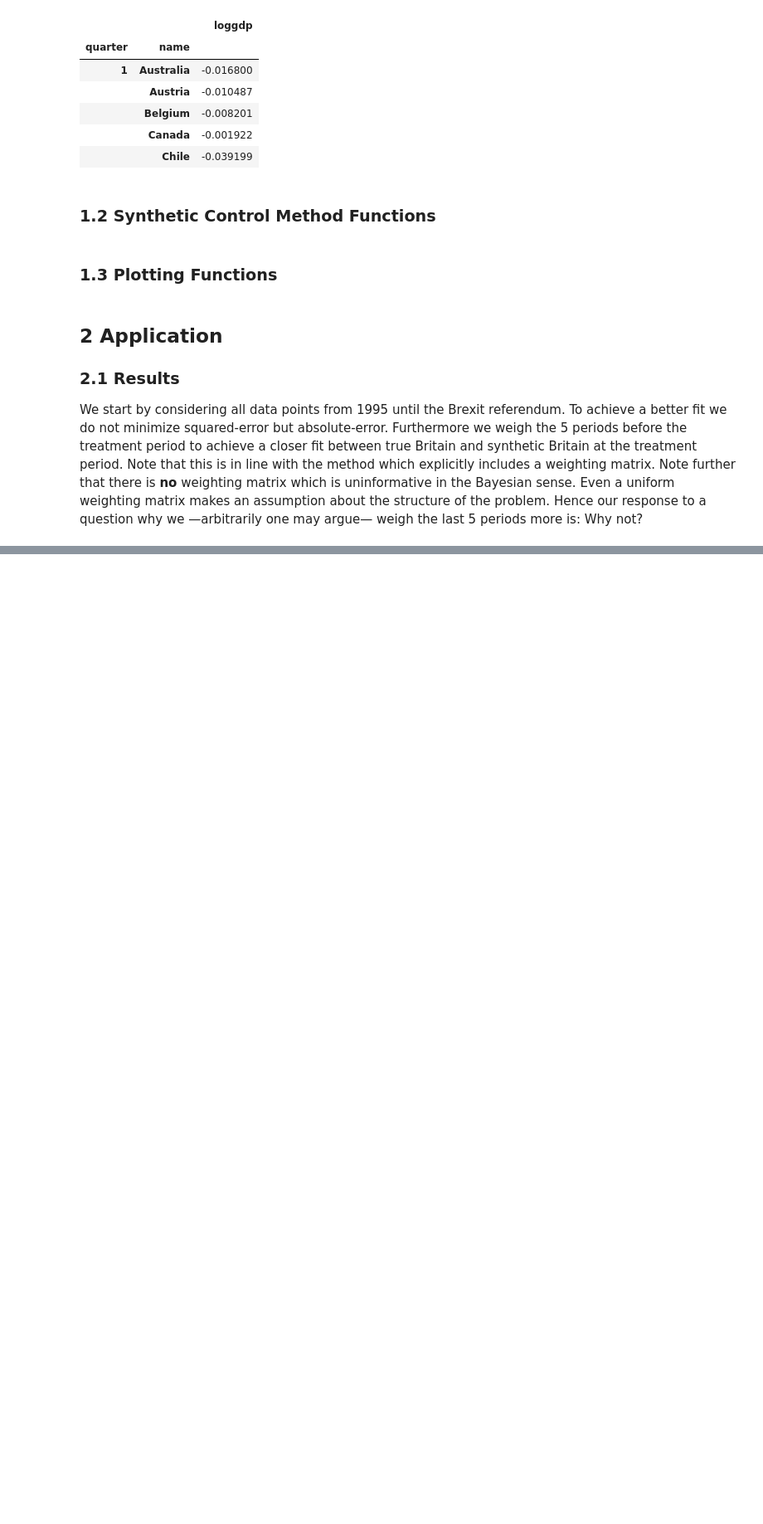
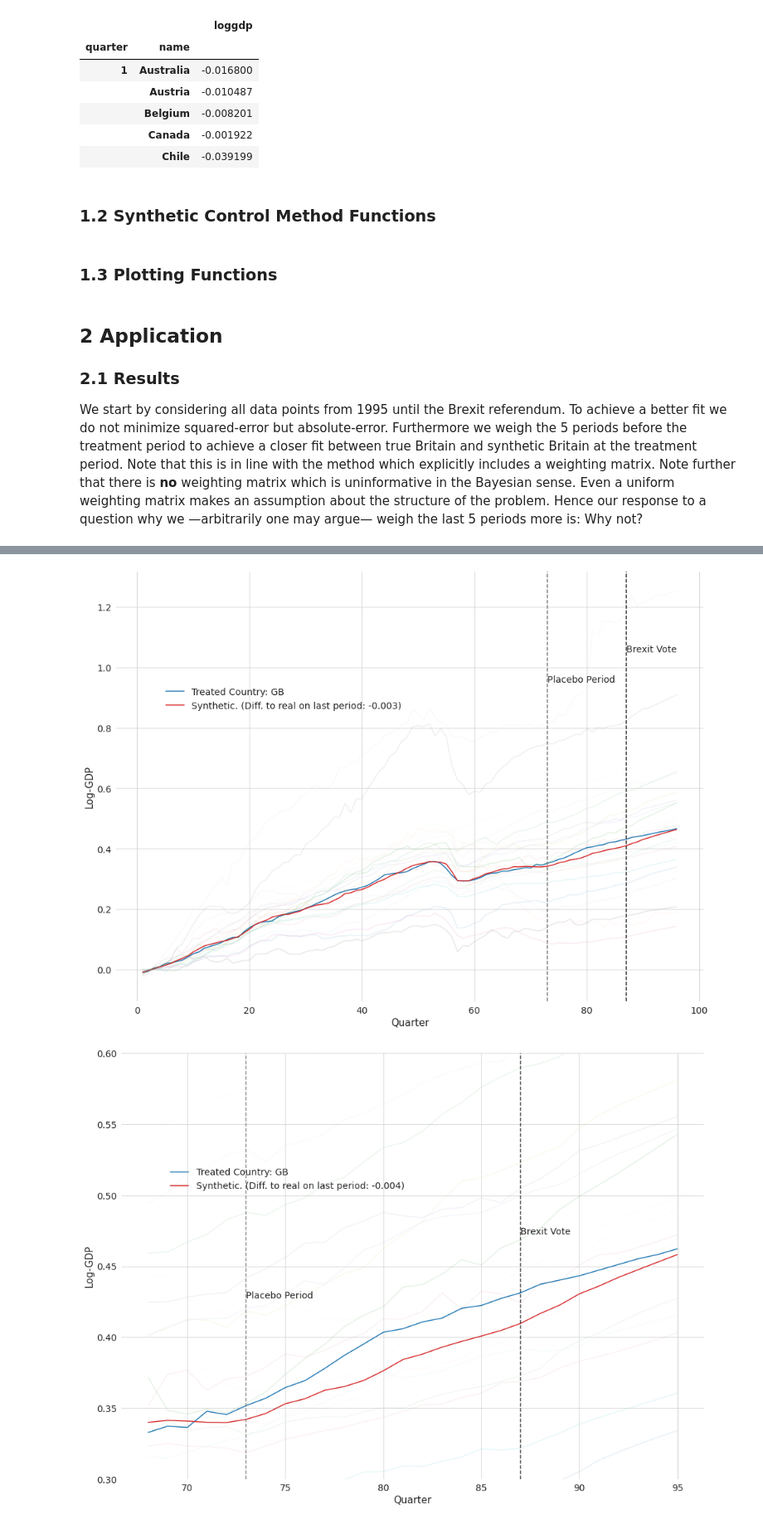
Before and after one commit to timmens/macro_problems, a Jupyter notebook: assignment1.ipynb, the cells around one changed output, grey strips where cells are left out. Shown at 83% size. Drawn from its saved outputs; the diff is of its cells as text; code cells hidden in the pictures; blank space fills up the shorter version.

```diff
--- a/assignment1.ipynb
+++ b/assignment1.ipynb
@@ -324,0 +425,15 @@ plot_results(df, result, 87, periods=range(80, 97), ylim=(0.3, 0.6))
+# %%
+placebo_period = 73
+
+placebo_weights = np.ones(placebo_period - 1)
+placebo_weights[-5 : placebo_period - 1] = 10
+# %%
+result = synthetic_control(
+    df, placebo_period, loss_type="squared_error", weights=placebo_weights
+)
+# %%
+plot_results(df, result, placebo_period)
+plot_results(df, result, placebo_period, periods=range(68, MAX_PERIODS), ylim=(0.3, 0.6))
+# %% [output]
+[figure, added]
+[figure, added]
```
Also changed, not shown: parts of 22 cells of this notebook.
